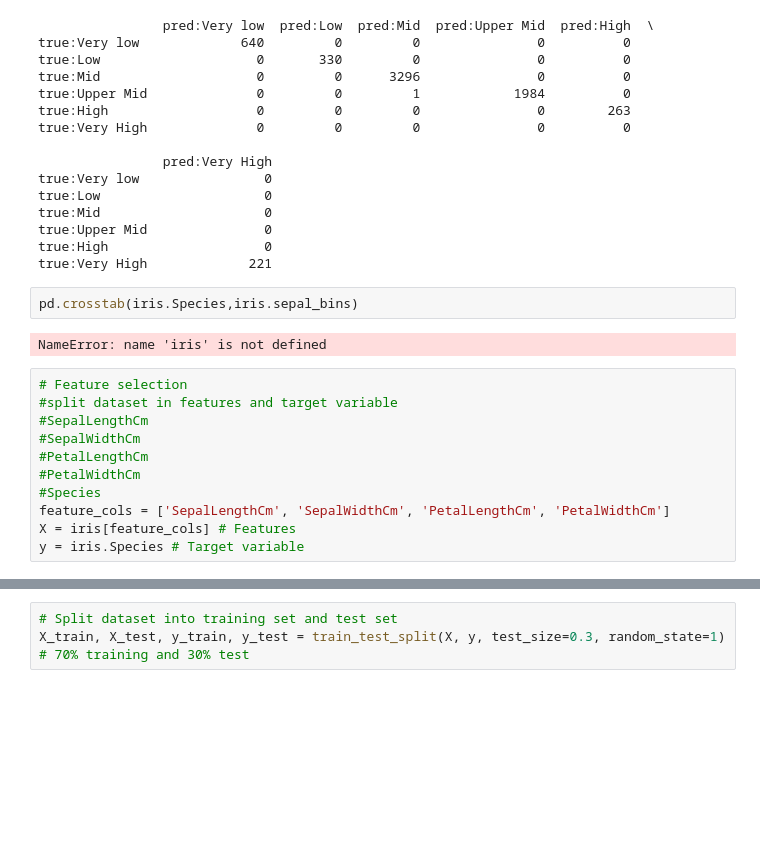
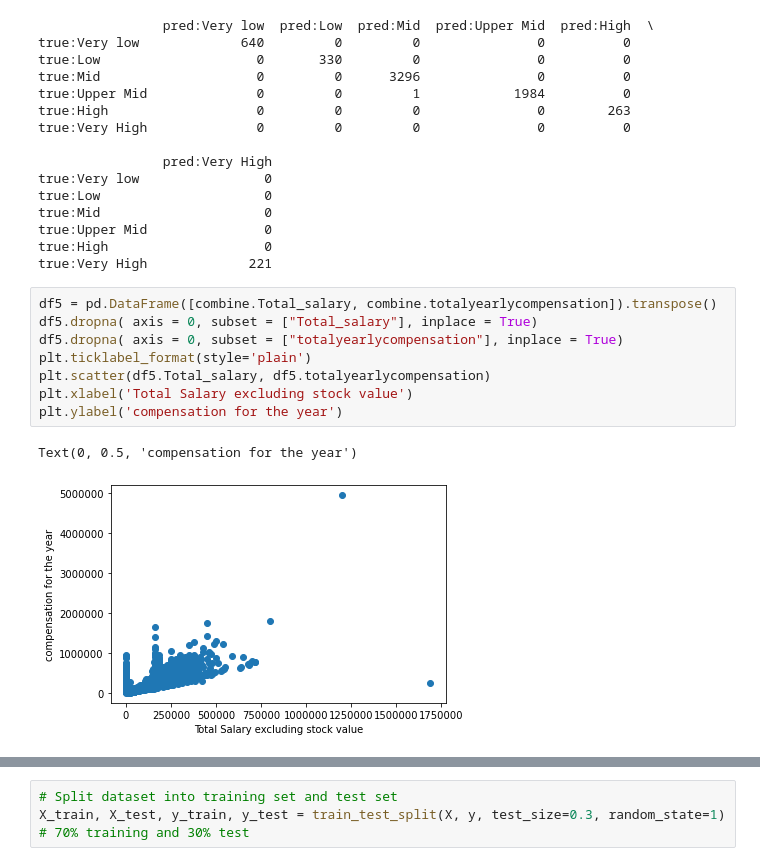
Before and after one commit to jason-szeto/AI-asg-2, a Jupyter notebook: STEM salaries predictions .ipynb, the cells around one changed output, grey strips where cells are left out. Drawn from its saved outputs; the diff is of its cells as text; blank space fills up the shorter version.

```diff
--- a/STEM salaries predictions .ipynb
+++ b/STEM salaries predictions .ipynb
@@ -274,18 +275,14 @@ true:Mid                     0
 true:Upper Mid               0
 true:High                    0
 true:Very High             221
-# %%
-pd.crosstab(iris.Species,iris.sepal_bins)
-# %% [output]
-NameError: name 'iris' is not defined
-# %%
-# Feature selection
-#split dataset in features and target variable
-#SepalLengthCm
-#SepalWidthCm
-#PetalLengthCm
-#PetalWidthCm
-#Species
-feature_cols = ['SepalLengthCm', 'SepalWidthCm', 'PetalLengthCm', 'PetalWidthCm']
-X = iris[feature_cols] # Features
-y = iris.Species # Target variable
+# %%
+df5 = pd.DataFrame([combine.Total_salary, combine.totalyearlycompensation]).transpose()
+df5.dropna( axis = 0, subset = ["Total_salary"], inplace = True)
+df5.dropna( axis = 0, subset = ["totalyearlycompensation"], inplace = True)
+plt.ticklabel_format(style='plain')
+plt.scatter(df5.Total_salary, df5.totalyearlycompensation)
+plt.xlabel('Total Salary excluding stock value')
+plt.ylabel('compensation for the year')
+# %% [output]
+Text(0, 0.5, 'compensation for the year')
+[figure, added]
```
Also changed, not shown: parts of 2 cells of this notebook.
